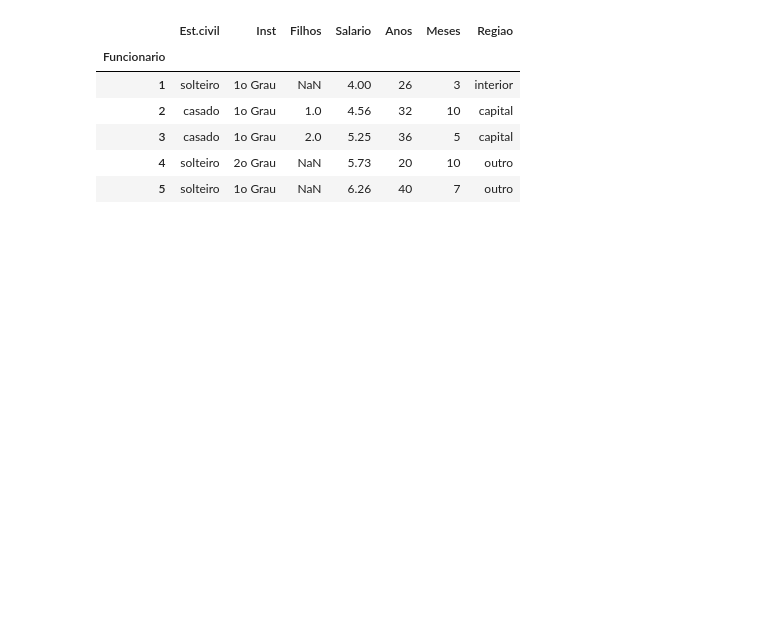
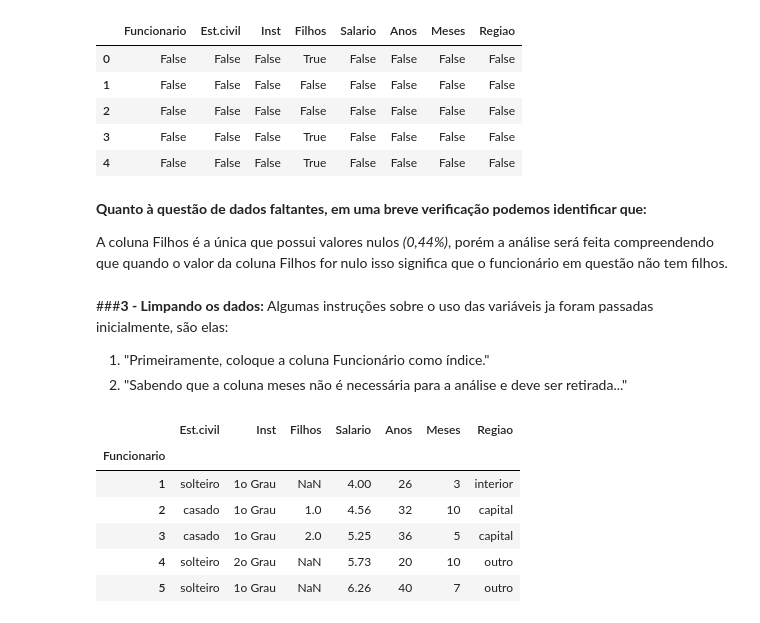
Before and after one commit to luizasampaio-s/todo8, a Jupyter notebook: to_do_8.ipynb, the cells around one changed output. Drawn from its saved outputs; the diff is of its cells as text; code cells hidden in the pictures; blank space fills up the shorter version.

```diff
--- a/to_do_8.ipynb
+++ b/to_do_8.ipynb
@@ -19,3 +81,23 @@ milsa.head()
+# %%
+milsa.isnull().head()
+# %% [output]
+|  | Funcionario | Est.civil | Inst | Filhos | Salario | Anos | Meses | Regiao |
+| 0 | False | False | False | True | False | False | False | False |
+| 1 | False | False | False | False | False | False | False | False |
+| 2 | False | False | False | False | False | False | False | False |
+| 3 | False | False | False | True | False | False | False | False |
+| 4 | False | False | False | True | False | False | False | False |
+# %% [markdown]
+**Quanto à questão de dados faltantes, em uma breve verificação podemos identificar que:**
+
+A coluna Filhos é a única que possui valores nulos *(0,44%)*, porém a análise será feita compreendendo que quando o valor da coluna Filhos for nulo isso significa que o funcionário em questão não tem filhos.
+# %% [markdown]
+###**3 - Limpando os dados:**
+Algumas instruções sobre o uso das variáveis ja foram passadas inicialmente, são elas:
+
+
+1.   "Primeiramente, coloque a coluna Funcionário como índice."
+2.   "Sabendo que a coluna meses não é necessária para a análise e deve ser retirada..."
 # %%
 # Colocando funcionário como index.
 milsa.set_index('Funcionario', inplace = True)
```
Also changed, not shown: parts of 80 cells of this notebook.
